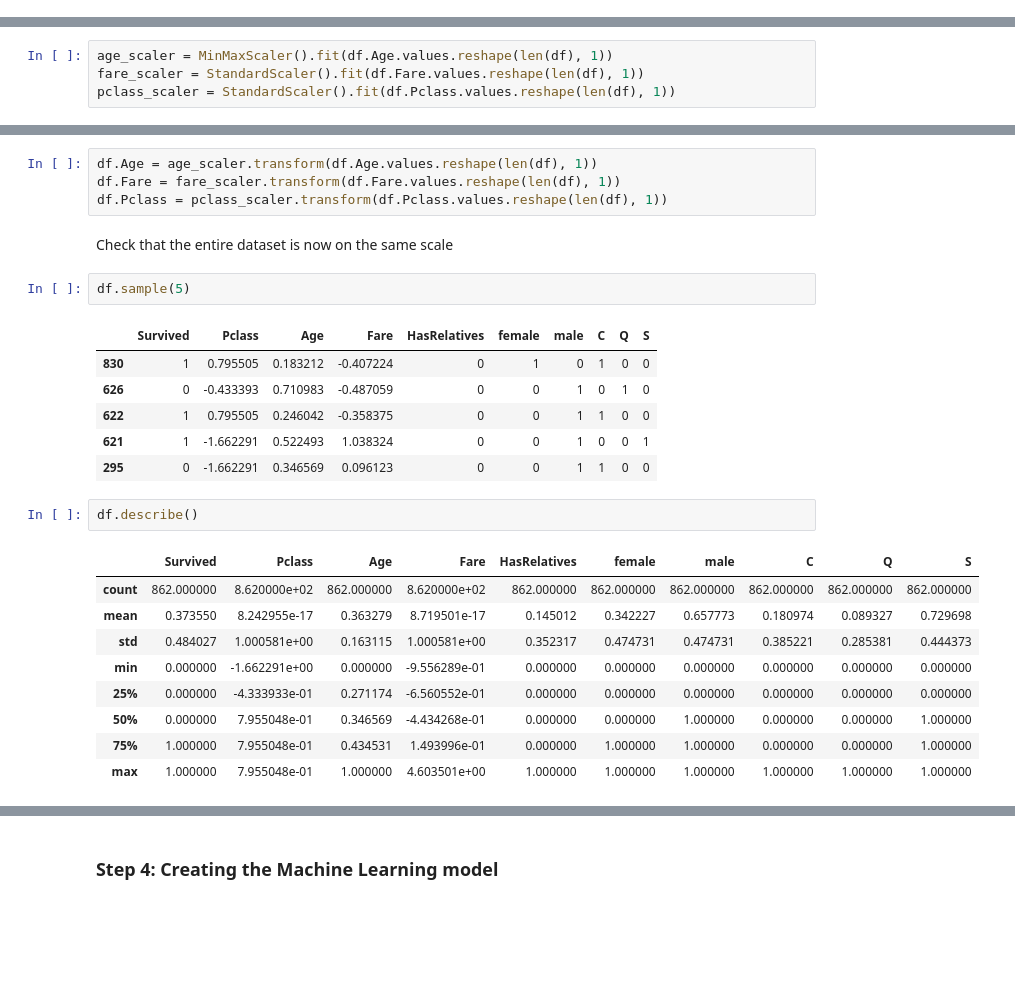
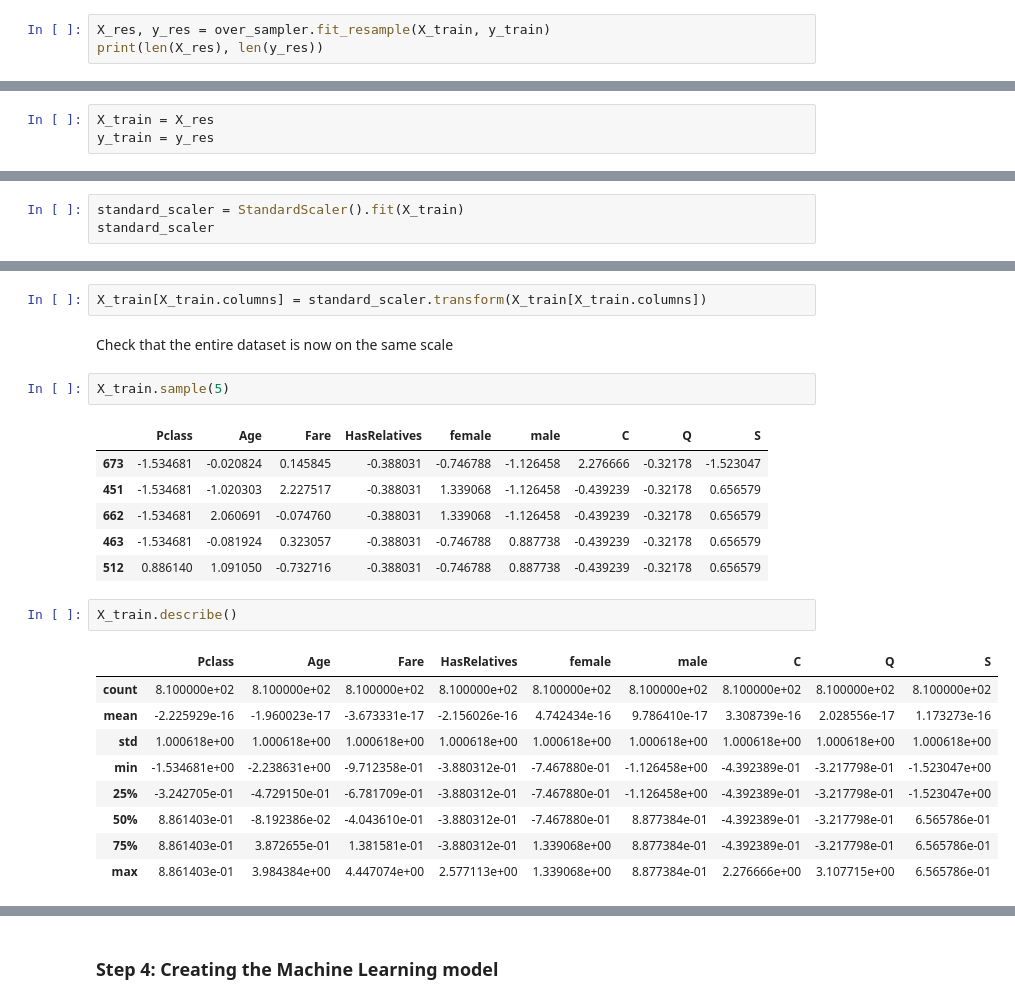
Before and after one commit to izabellapoliv/my_datascience-notebook, a Jupyter notebook: jupyterlab/work/titanic_challenge/create_model.ipynb, the cells around one changed output, grey strips where cells are left out. Drawn from its saved outputs; the diff is of its cells as text; blank space fills up the shorter version.

```diff
--- a/jupyterlab/work/titanic_challenge/create_model.ipynb
+++ b/jupyterlab/work/titanic_challenge/create_model.ipynb
@@ -366,0 +404,3 @@ df.drop(['Sex','Embarked'], axis = 1, inplace = True)
+# %%
+X_res, y_res = over_sampler.fit_resample(X_train, y_train)
+print(len(X_res), len(y_res))
@@ -366,0 +415,3 @@ df.drop(['Sex','Embarked'], axis = 1, inplace = True)
+# %%
+X_train = X_res
+y_train = y_res
@@ -374,4 +433,3 @@ from sklearn.preprocessing import MinMaxScaler, StandardScaler
 # %%
-age_scaler = MinMaxScaler().fit(df.Age.values.reshape(len(df), 1))
-fare_scaler = StandardScaler().fit(df.Fare.values.reshape(len(df), 1))
-pclass_scaler = StandardScaler().fit(df.Pclass.values.reshape(len(df), 1))
+standard_scaler = StandardScaler().fit(X_train)
+standard_scaler
@@ -378,27 +443,25 @@ pclass_scaler = StandardScaler().fit(df.Pclass.values.reshape(len(df), 1))
 # %%
-df.Age = age_scaler.transform(df.Age.values.reshape(len(df), 1))
-df.Fare = fare_scaler.transform(df.Fare.values.reshape(len(df), 1))
-df.Pclass = pclass_scaler.transform(df.Pclass.values.reshape(len(df), 1))
+X_train[X_train.columns] = standard_scaler.transform(X_train[X_train.columns])
 # %% [markdown]
 Check that the entire dataset is now on the same scale
 # %%
-df.sample(5)
+X_train.sample(5)
 # %% [output]
-|  | Survived | Pclass | Age | Fare | HasRelatives | female | male | C | Q | S |
-| 830 | 1 | 0.795505 | 0.183212 | -0.407224 | 0 | 1 | 0 | 1 | 0 | 0 |
-| 626 | 0 | -0.433393 | 0.710983 | -0.487059 | 0 | 0 | 1 | 0 | 1 | 0 |
-| 622 | 1 | 0.795505 | 0.246042 | -0.358375 | 0 | 0 | 1 | 1 | 0 | 0 |
-| 621 | 1 | -1.662291 | 0.522493 | 1.038324 | 0 | 0 | 1 | 0 | 0 | 1 |
-| 295 | 0 | -1.662291 | 0.346569 | 0.096123 | 0 | 0 | 1 | 1 | 0 | 0 |
+|  | Pclass | Age | Fare | HasRelatives | female | male | C | Q | S |
+| 673 | -1.534681 | -0.020824 | 0.145845 | -0.388031 | -0.746788 | -1.126458 | 2.276666 | -0.32178 | -1.523047 |
+| 451 | -1.534681 | -1.020303 | 2.227517 | -0.388031 | 1.339068 | -1.126458 | -0.439239 | -0.32178 | 0.656579 |
+| 662 | -1.534681 | 2.060691 | -0.074760 | -0.388031 | 1.339068 | -1.126458 | -0.439239 | -0.32178 | 0.656579 |
+| 463 | -1.534681 | -0.081924 | 0.323057 | -0.388031 | -0.746788 | 0.887738 | -0.439239 | -0.32178 | 0.656579 |
+| 512 | 0.886140 | 1.091050 | -0.732716 | -0.388031 | -0.746788 | 0.887738 | -0.439239 | -0.32178 | 0.656579 |
 # %%
-df.describe()
+X_train.describe()
 # %% [output]
-|  | Survived | Pclass | Age | Fare | HasRelatives | female | male | C | Q | S |
-| count | 862.000000 | 8.620000e+02 | 862.000000 | 8.620000e+02 | 862.000000 | 862.000000 | 862.000000 | 862.000000 | 862.000000 | 862.000000 |
-| mean | 0.373550 | 8.242955e-17 | 0.363279 | 8.719501e-17 | 0.145012 | 0.342227 | 0.657773 | 0.180974 | 0.089327 | 0.729698 |
-| std | 0.484027 | 1.000581e+00 | 0.163115 | 1.000581e+00 | 0.352317 | 0.474731 | 0.474731 | 0.385221 | 0.285381 | 0.444373 |
-| min | 0.000000 | -1.662291e+00 | 0.000000 | -9.556289e-01 | 0.000000 | 0.000000 | 0.000000 | 0.000000 | 0.000000 | 0.000000 |
-| 25% | 0.000000 | -4.333933e-01 | 0.271174 | -6.560552e-01 | 0.000000 | 0.000000 | 0.000000 | 0.000000 | 0.000000 | 0.000000 |
-| 50% | 0.000000 | 7.955048e-01 | 0.346569 | -4.434268e-01 | 0.000000 | 0.000000 | 1.000000 | 0.000000 | 0.000000 | 1.000000 |
-| 75% | 1.000000 | 7.955048e-01 | 0.434531 | 1.493996e-01 | 0.000000 | 1.000000 | 1.000000 | 0.000000 | 0.000000 | 1.000000 |
-| max | 1.000000 | 7.955048e-01 | 1.000000 | 4.603501e+00 | 1.000000 | 1.000000 | 1.000000 | 1.000000 | 1.000000 | 1.000000 |
+|  | Pclass | Age | Fare | HasRelatives | female | male | C | Q | S |
+| count | 8.100000e+02 | 8.100000e+02 | 8.100000e+02 | 8.100000e+02 | 8.100000e+02 | 8.100000e+02 | 8.100000e+02 | 8.100000e+02 | 8.100000e+02 |
+| mean | -2.225929e-16 | -1.960023e-17 | -3.673331e-17 | -2.156026e-16 | 4.742434e-16 | 9.786410e-17 | 3.308739e-16 | 2.028556e-17 | 1.173273e-16 |
+| std | 1.000618e+00 | 1.000618e+00 | 1.000618e+00 | 1.000618e+00 | 1.000618e+00 | 1.000618e+00 | 1.000618e+00 | 1.000618e+00 | 1.000618e+00 |
+| min | -1.534681e+00 | -2.238631e+00 | -9.712358e-01 | -3.880312e-01 | -7.467880e-01 | -1.126458e+00 | -4.392389e-01 | -3.217798e-01 | -1.523047e+00 |
+| 25% | -3.242705e-01 | -4.729150e-01 | -6.781709e-01 | -3.880312e-01 | -7.467880e-01 | -1.126458e+00 | -4.392389e-01 | -3.217798e-01 | -1.523047e+00 |
+| 50% | 8.861403e-01 | -8.192386e-02 | -4.043610e-01 | -3.880312e-01 | -7.467880e-01 | 8.877384e-01 | -4.392389e-01 | -3.217798e-01 | 6.565786e-01 |
+| 75% | 8.861403e-01 | 3.872655e-01 | 1.381581e-01 | -3.880312e-01 | 1.339068e+00 | 8.877384e-01 | -4.392389e-01 | -3.217798e-01 | 6.565786e-01 |
+| max | 8.861403e-01 | 3.984384e+00 | 4.447074e+00 | 2.577113e+00 | 1.339068e+00 | 8.877384e-01 | 2.276666e+00 | 3.107715e+00 | 6.565786e-01 |
```
Also changed, not shown: parts of 105 cells of this notebook, 2 other files.
